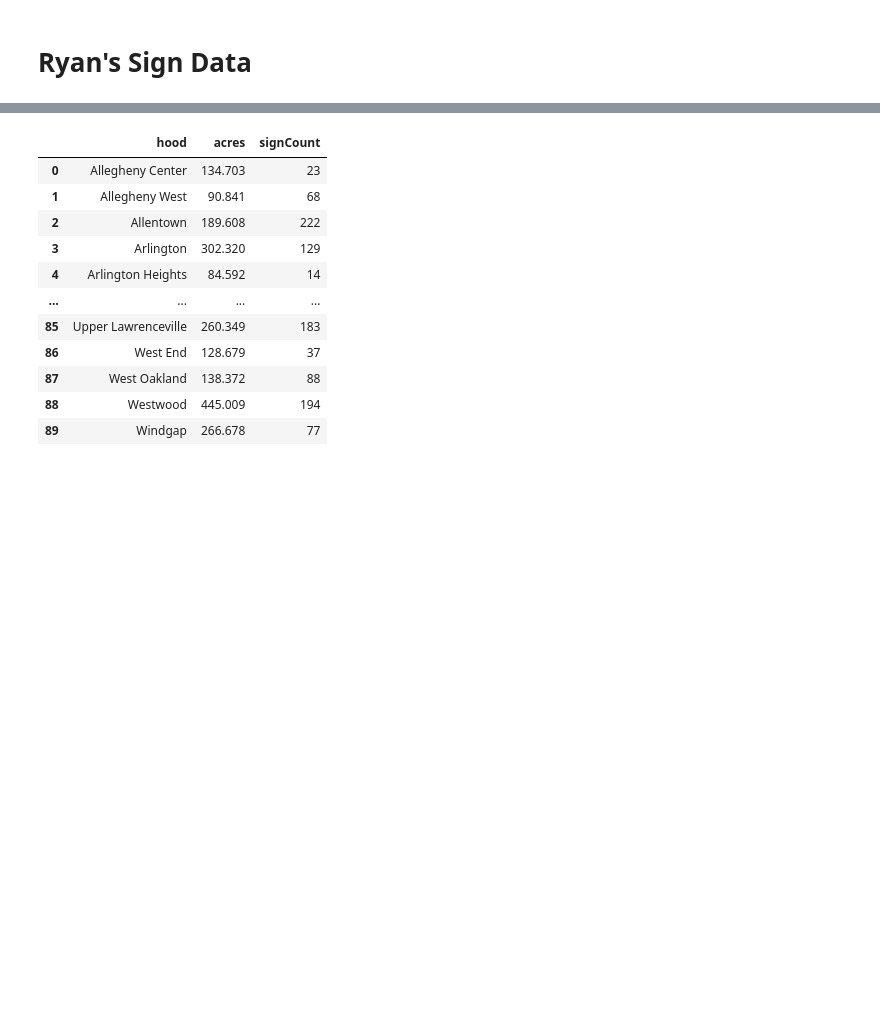
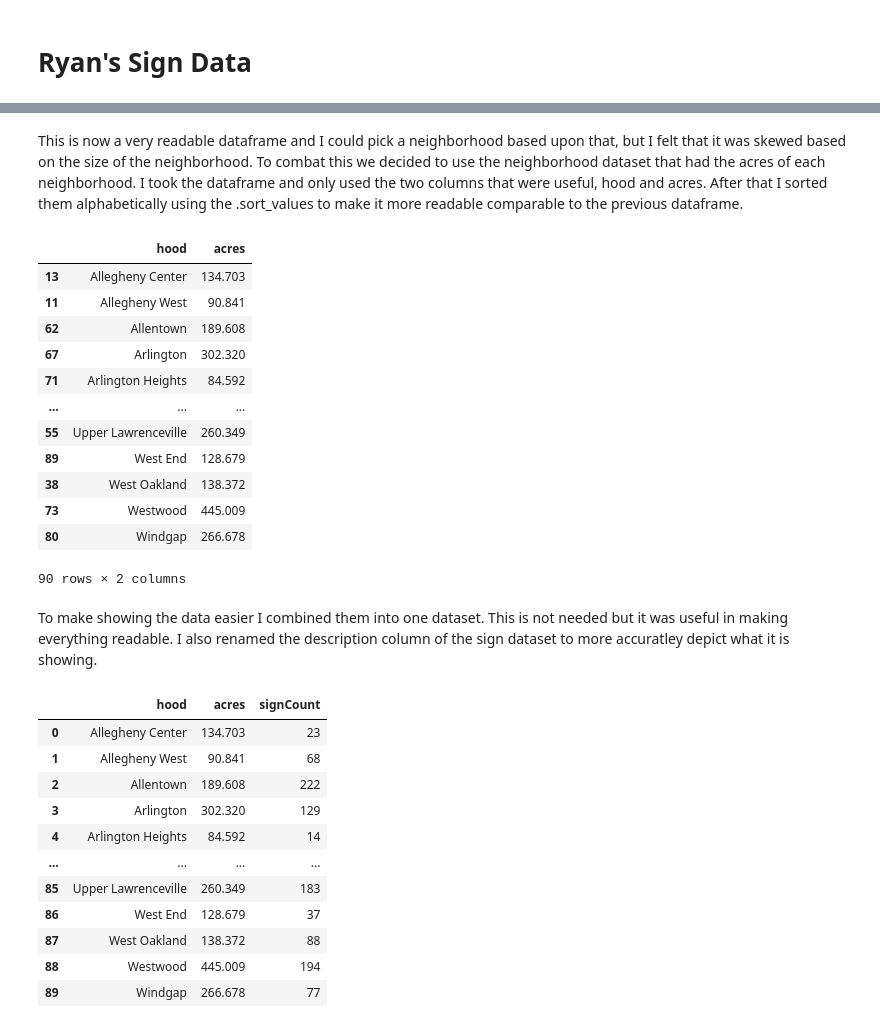
Before and after one commit to durigon-sam/Final-Project, a Jupyter notebook: SignsData.ipynb, the cells around one changed output, grey strips where cells are left out. Cells and saved outputs as stored; diff of their text form; code cells hidden in the pictures; blank space fills up the shorter version.

```diff
--- a/SignsData.ipynb
+++ b/SignsData.ipynb
@@ -53,6 +131,25 @@ signsCountData = newSmallerFrame.groupby(['neighborhood']).count()
+# %% [markdown]
+This is now a very readable dataframe and I could pick a neighborhood based upon that, but I felt that it was skewed based on the size of the neighborhood. To combat this we decided to use the neighborhood dataset that had the acres of each neighborhood. I took the dataframe and only used the two columns that were useful, hood and acres. After that I sorted them alphabetically using the .sort_values to make it more readable comparable to the previous dataframe.
 # %%
 hoodDataSized = hoodData[['hood','acres']]
 hoodDataSorted = hoodDataSized.sort_values(by=['hood'])
+hoodDataSorted
+# %% [output]
+|  | hood | acres |
+| 13 | Allegheny Center | 134.703 |
+| 11 | Allegheny West | 90.841 |
+| 62 | Allentown | 189.608 |
+| 67 | Arlington | 302.320 |
+| 71 | Arlington Heights | 84.592 |
+| ... | ... | ... |
+| 55 | Upper Lawrenceville | 260.349 |
+| 89 | West End | 128.679 |
+| 38 | West Oakland | 138.372 |
+| 73 | Westwood | 445.009 |
+| 80 | Windgap | 266.678 |
+90 rows × 2 columns
+# %% [markdown]
+To make showing the data easier I combined them into one dataset. This is not needed but it was useful in making everything readable. I also renamed the description column of the sign dataset to more accuratley depict what it is showing.
 # %%
 merge = pd.merge(hoodDataSorted,signsCountData, left_on='hood', right_on='neighborhood')
 merge = merge.rename(columns={"description": "signCount"})
```
Also changed, not shown: parts of 23 cells of this notebook.
